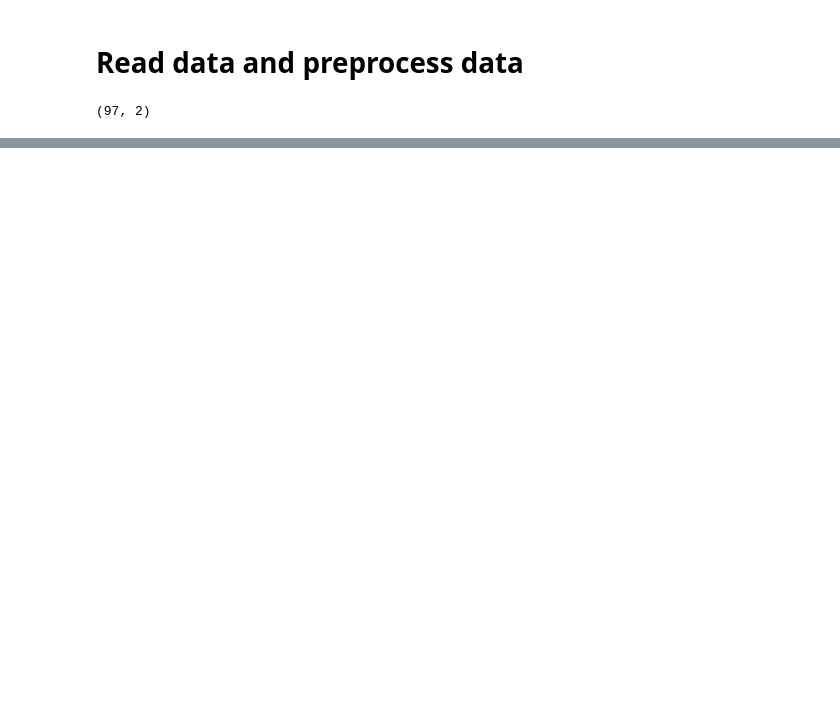
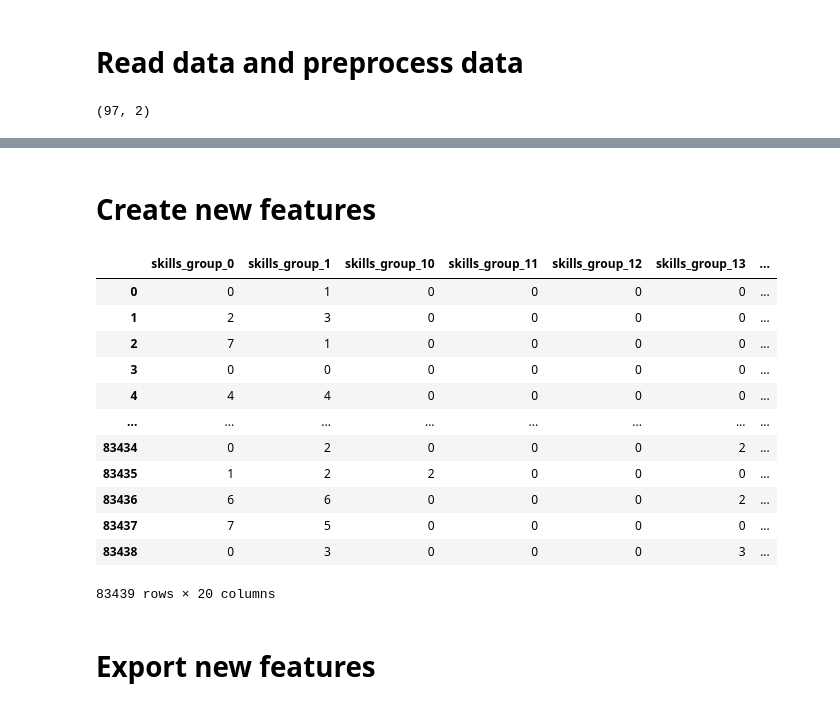
Before and after one commit to omar-shaaban742001/Tech2Job-Predictor-system, a Jupyter notebook: notebooks/03_freature_engineering.ipynb, the cells around one changed output, grey strips where cells are left out. Saved outputs shown, nothing was run; the diff lists cells and outputs as text; code cells hidden in the pictures; blank space fills up the shorter version.

```diff
--- a/notebooks/03_freature_engineering.ipynb
+++ b/notebooks/03_freature_engineering.ipynb
@@ -85,0 +122,5 @@ fig.show()
+# %%
+skills_clusters = tsne_projection.index.droplevel(0).to_series().groupby(cluster_labels).apply(list)
+for cluster, skills in skills_clusters.items():
+    print(cluster)
+    print(skills)
@@ -85,0 +145,29 @@ fig.show()
+# %% [markdown]
+# Create new features
+# %%
+new_features = []
+
+for cluster, skills in skills_clusters.items():
+    cluster_sum = skills_ohe.droplevel(0, axis=1)[skills].sum(axis=1)
+    cluster_sum.name = cluster
+    new_features.append(cluster_sum)
+
+fe_clustered_skills = pd.concat(new_features, axis=1)
+# %%
+fe_clustered_skills
+# %% [output]
+|  | skills_group_0 | skills_group_1 | skills_group_10 | skills_group_11 | skills_group_12 | skills_group_13 | ... |
+| 0 | 0 | 1 | 0 | 0 | 0 | 0 | ... |
+| 1 | 2 | 3 | 0 | 0 | 0 | 0 | ... |
+| 2 | 7 | 1 | 0 | 0 | 0 | 0 | ... |
+| 3 | 0 | 0 | 0 | 0 | 0 | 0 | ... |
+| 4 | 4 | 4 | 0 | 0 | 0 | 0 | ... |
+| ... | ... | ... | ... | ... | ... | ... | ... |
+| 83434 | 0 | 2 | 0 | 0 | 0 | 2 | ... |
+| 83435 | 1 | 2 | 2 | 0 | 0 | 0 | ... |
+| 83436 | 6 | 6 | 0 | 0 | 0 | 2 | ... |
+| 83437 | 7 | 5 | 0 | 0 | 0 | 0 | ... |
+| 83438 | 0 | 3 | 0 | 0 | 0 | 3 | ... |
+83439 rows × 20 columns
+# %% [markdown]
+# Export new features
```
Also changed, not shown: parts of 8 cells of this notebook.
